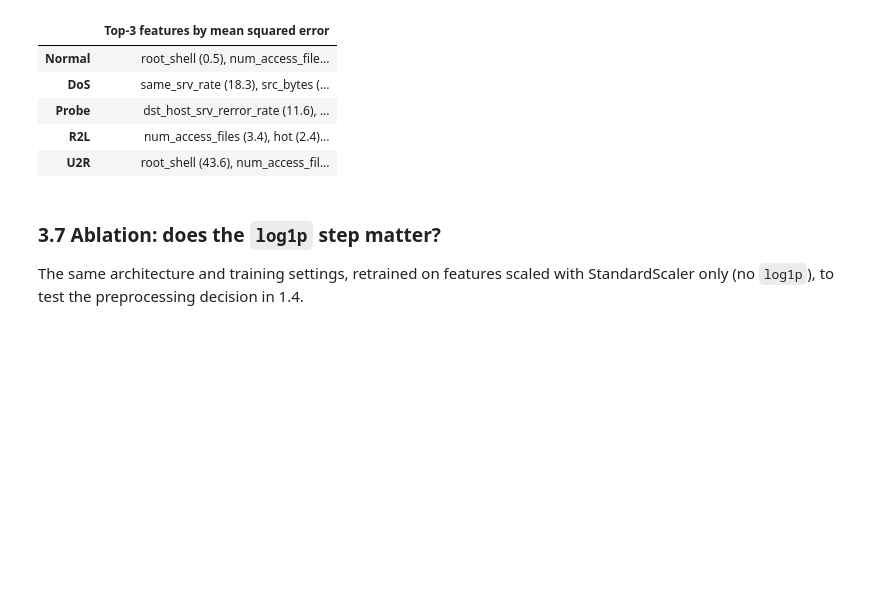
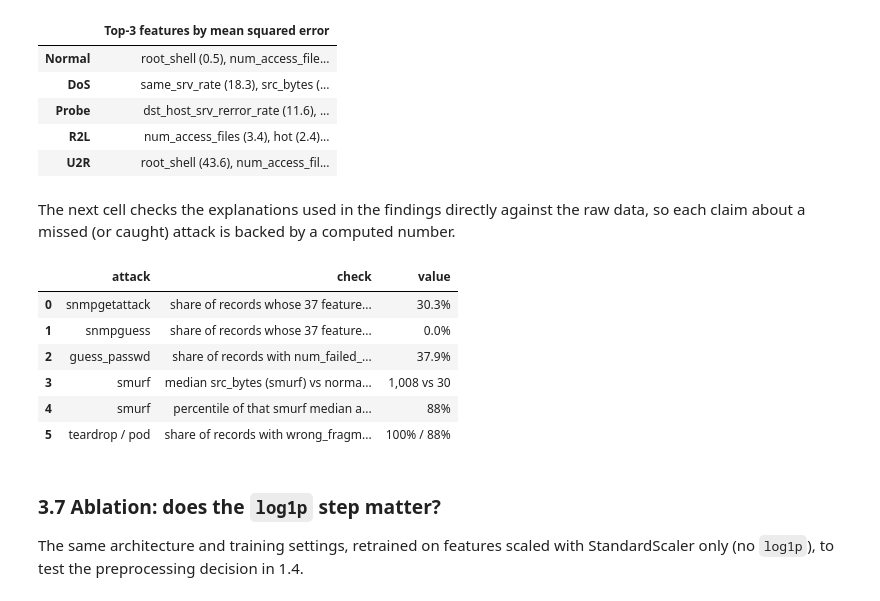
Before and after one commit to Ruthvik-Bandari/ArtificialIntelligence-for-Cybersecurity, a Jupyter notebook: module-03-autoencoder-ids/Bandari_Ruthvik_AI_IDS_lab3.ipynb, the cells around one changed output. Cells and saved outputs as stored; diff of their text form; code cells hidden in the pictures; blank space fills up the shorter version.

Commit message:
Module 3: fix difficulty definition, add evidence cell and reflection, APA 7 report with floats after references
Co-Authored-By: Claude Opus 5.5 <noreply@anthropic.com>

```diff
--- a/module-03-autoencoder-ids/Bandari_Ruthvik_AI_IDS_lab3.ipynb
+++ b/module-03-autoencoder-ids/Bandari_Ruthvik_AI_IDS_lab3.ipynb
@@ -608,6 +616,48 @@ pd.DataFrame.from_dict(top, orient="index", columns=["Top-3 features by mean squ
 | Probe | dst_host_srv_rerror_rate (11.6), ... |
 | R2L | num_access_files (3.4), hot (2.4)... |
 | U2R | root_shell (43.6), num_access_fil... |
+# %% [markdown]
+The next cell checks the explanations used in the findings directly against the raw data, so
+each claim about a missed (or caught) attack is backed by a computed number.
+# %%
+normal_test_vectors = set(map(tuple, test_df.loc[test_df["label"] == "normal", FEATURES].values))
+
+def share_identical_to_normal(label):
+    rows = test_df.loc[test_df["label"] == label, FEATURES].values
+    return np.mean([tuple(r) in normal_test_vectors for r in rows])
+
+def by_label(df, label):
+    return df[df["label"] == label]
+
+normal_tr = train_df[train_df["label"] == "normal"]
+normal_icmp_echo = normal_tr[normal_tr["service"] == "ecr_i"]
+smurf_bytes = by_label(test_df, "smurf")["src_bytes"].median()
+
+evidence = pd.DataFrame([
+    ("snmpgetattack", "share of records whose 37 features exactly match a normal test record",
+     f"{share_identical_to_normal('snmpgetattack'):.1%}"),
+    ("snmpguess", "share of records whose 37 features exactly match a normal test record",
+     f"{share_identical_to_normal('snmpguess'):.1%}"),
+    ("guess_passwd", "share of records with num_failed_logins > 0",
+     f"{(by_label(test_df, 'guess_passwd')['num_failed_logins'] > 0).mean():.1%}"),
+    ("smurf", "median src_bytes (smurf) vs normal ICMP echo (ecr_i) in training",
+     f"{smurf_bytes:,.0f} vs {normal_icmp_echo['src_bytes'].median():,.0f}"),
+    ("smurf", "percentile of that smurf median among ALL normal training src_bytes",
+     f"{(normal_tr['src_bytes'] < smurf_bytes).mean():.0%}"),
+    ("teardrop / pod", "share of records with wrong_fragment > 0 (normal training: "
+     f"{(normal_tr['wrong_fragment'] > 0).mean():.0%})",
+     f"{(by_label(test_df, 'teardrop')['wrong_fragment'] > 0).mean():.0%} / "
+     f"{(by_label(test_df, 'pod')['wrong_fragment'] > 0).mean():.0%}"),
+], columns=["attack", "check", "value"])
+evidence
+# %% [output]
+|  | attack | check | value |
+| 0 | snmpgetattack | share of records whose 37 feature... | 30.3% |
+| 1 | snmpguess | share of records whose 37 feature... | 0.0% |
+| 2 | guess_passwd | share of records with num_failed_... | 37.9% |
+| 3 | smurf | median src_bytes (smurf) vs norma... | 1,008 vs 30 |
+| 4 | smurf | percentile of that smurf median a... | 88% |
+| 5 | teardrop / pod | share of records with wrong_fragm... | 100% / 88% |
 # %% [markdown]
 ### 3.7 Ablation: does the `log1p` step matter?
 The same architecture and training settings, retrained on features scaled with StandardScaler only (no `log1p`),
```
Also changed, not shown: parts of 6 cells of this notebook, 2 other files.
